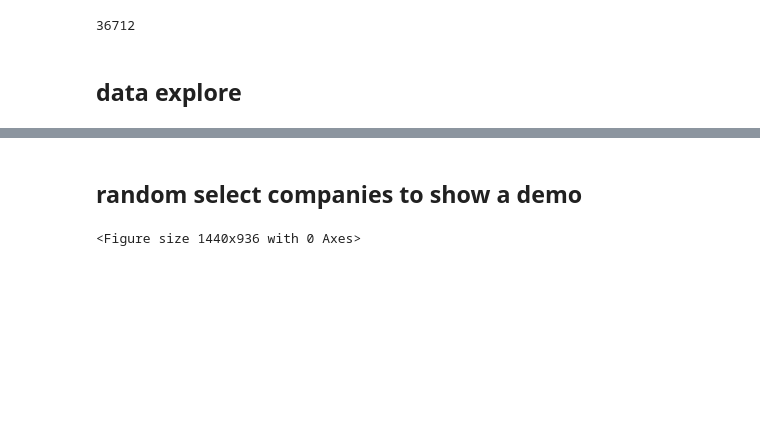
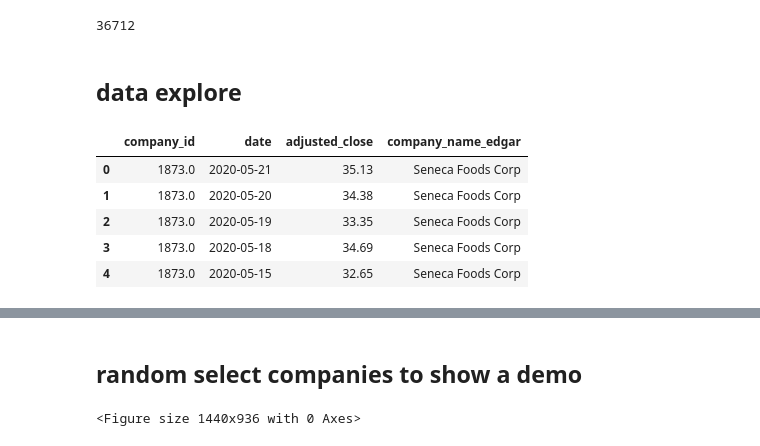
Before and after one commit to yiranshi/careera, a Jupyter notebook: vhinny_stock_pricing.ipynb, the cells around one changed output, grey strips where cells are left out. Cells and saved outputs as stored; diff of their text form; code cells hidden in the pictures; blank space fills up the shorter version.

```diff
--- a/vhinny_stock_pricing.ipynb
+++ b/vhinny_stock_pricing.ipynb
@@ -75,4 +76,13 @@ company.company_id.nunique()
 ## data explore
 # %%
 stocks_j = stocks[['company_id','date','adjusted_close']][stocks.date>='2017-01-01'].merge(company[['company_id','company_name_edgar']],on='company_id',how='inner')
+# %%
+stocks_j.head()
+# %% [output]
+|  | company_id | date | adjusted_close | company_name_edgar |
+| 0 | 1873.0 | 2020-05-21 | 35.13 | Seneca Foods Corp |
+| 1 | 1873.0 | 2020-05-20 | 34.38 | Seneca Foods Corp |
+| 2 | 1873.0 | 2020-05-19 | 33.35 | Seneca Foods Corp |
+| 3 | 1873.0 | 2020-05-18 | 34.69 | Seneca Foods Corp |
+| 4 | 1873.0 | 2020-05-15 | 32.65 | Seneca Foods Corp |
 # %%
```
Also changed, not shown: parts of 5 cells of this notebook.
